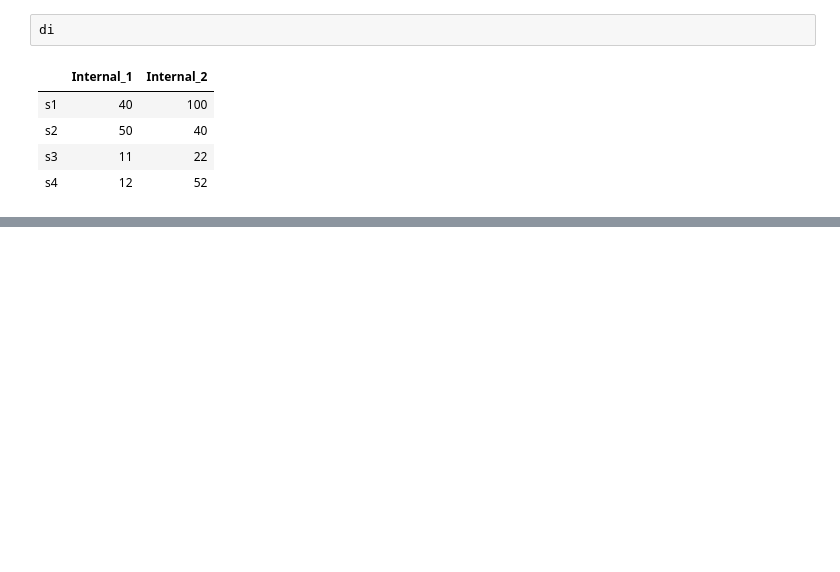
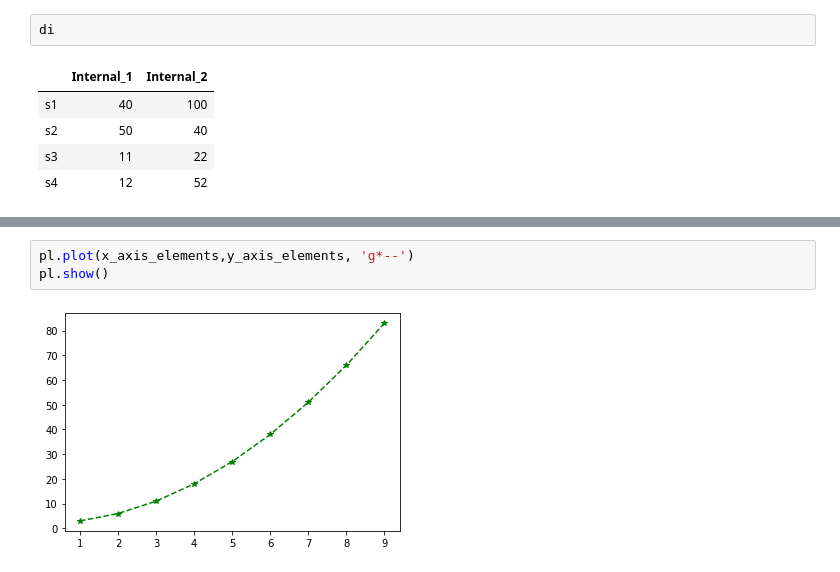
Before and after one commit to kollurusuresh/PythonWS, a Jupyter notebook: Day6.ipynb, the cells around one changed output, grey strips where cells are left out. Cells and saved outputs as stored; diff of their text form; blank space fills up the shorter version.

```diff
--- a/Day6.ipynb
+++ b/Day6.ipynb
@@ -319,0 +538,5 @@ di
+# %%
+pl.plot(x_axis_elements,y_axis_elements, 'g*--')
+pl.show()
+# %% [output]
+[figure, added]
```
Also changed, not shown: parts of 35 cells of this notebook.
